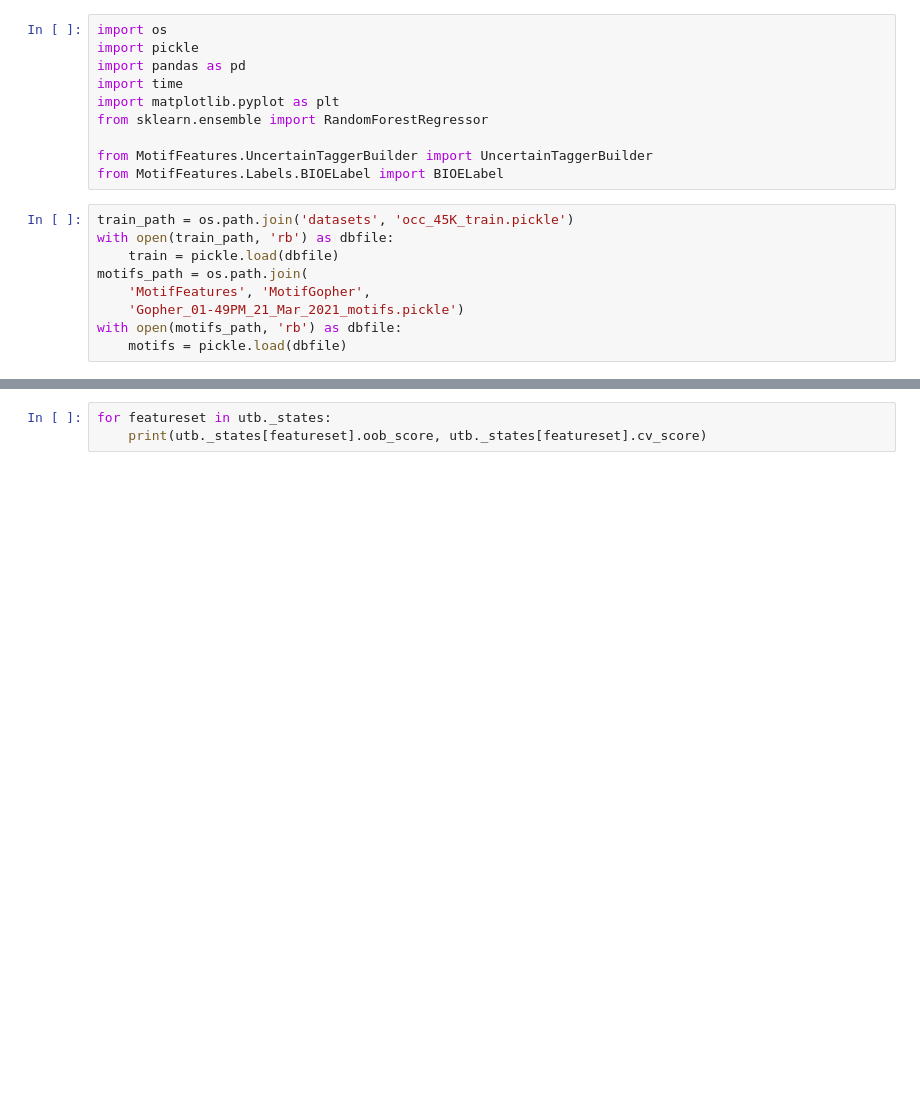
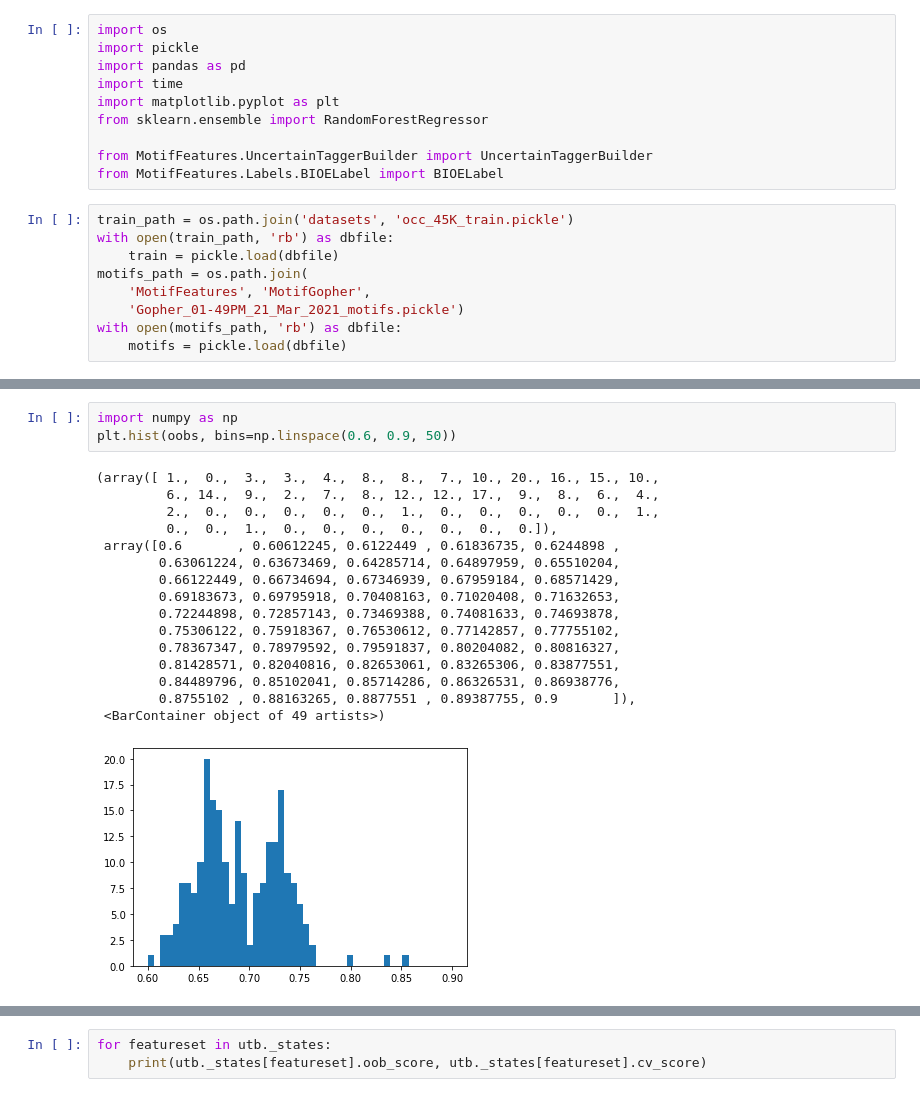
Before and after one commit to petervdonovan/CitationParser, a Jupyter notebook: UncertainTaggerBuilderTest.ipynb, the cells around one changed output, grey strips where cells are left out. Saved outputs shown, nothing was run; the diff lists cells and outputs as text; blank space fills up the shorter version.

```diff
--- a/UncertainTaggerBuilderTest.ipynb
+++ b/UncertainTaggerBuilderTest.ipynb
@@ -69,0 +133,20 @@ TypeError: 'method' object is not iterable
+# %%
+import numpy as np
+plt.hist(oobs, bins=np.linspace(0.6, 0.9, 50))
+# %% [output]
+(array([ 1.,  0.,  3.,  3.,  4.,  8.,  8.,  7., 10., 20., 16., 15., 10.,
+         6., 14.,  9.,  2.,  7.,  8., 12., 12., 17.,  9.,  8.,  6.,  4.,
+         2.,  0.,  0.,  0.,  0.,  0.,  1.,  0.,  0.,  0.,  0.,  0.,  1.,
+         0.,  0.,  1.,  0.,  0.,  0.,  0.,  0.,  0.,  0.]),
+ array([0.6       , 0.60612245, 0.6122449 , 0.61836735, 0.6244898 ,
+        0.63061224, 0.63673469, 0.64285714, 0.64897959, 0.65510204,
+        0.66122449, 0.66734694, 0.67346939, 0.67959184, 0.68571429,
+        0.69183673, 0.69795918, 0.70408163, 0.71020408, 0.71632653,
+        0.72244898, 0.72857143, 0.73469388, 0.74081633, 0.74693878,
+        0.75306122, 0.75918367, 0.76530612, 0.77142857, 0.77755102,
+        0.78367347, 0.78979592, 0.79591837, 0.80204082, 0.80816327,
+        0.81428571, 0.82040816, 0.82653061, 0.83265306, 0.83877551,
+        0.84489796, 0.85102041, 0.85714286, 0.86326531, 0.86938776,
+        0.8755102 , 0.88163265, 0.8877551 , 0.89387755, 0.9       ]),
+ <BarContainer object of 49 artists>)
+[figure, added]
```
Also changed, not shown: parts of 31 cells of this notebook, 2 other files.
